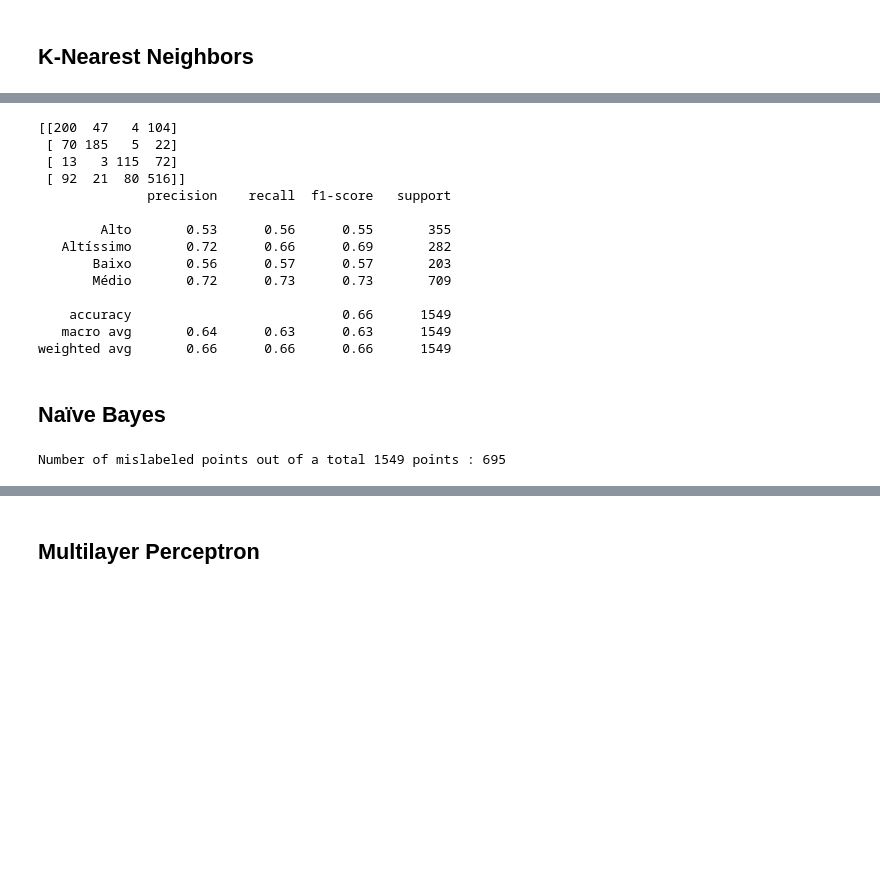
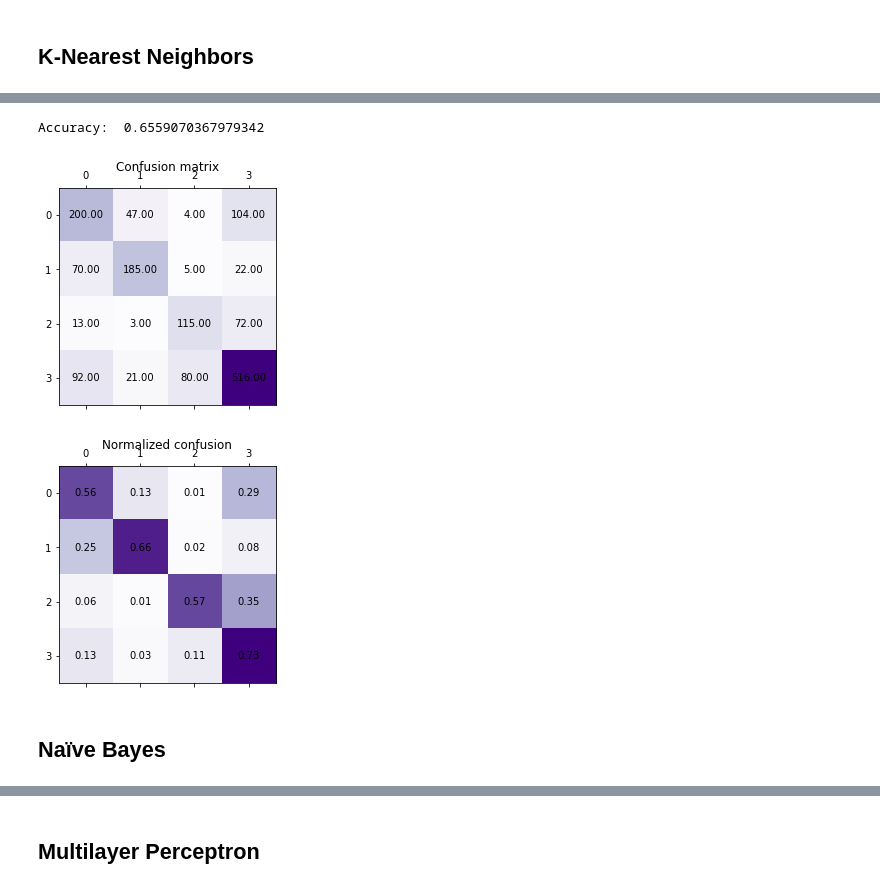
Before and after one commit to Fitonho/ML-classification, a Jupyter notebook: trabalho2.ipynb, the cells around one changed output, grey strips where cells are left out. Drawn from its saved outputs; the diff is of its cells as text; code cells hidden in the pictures; blank space fills up the shorter version.

```diff
--- a/trabalho2.ipynb
+++ b/trabalho2.ipynb
@@ -146,31 +143,40 @@ array(['Médio', 'Baixo', 'Alto', ..., 'Médio', 'Alto', 'Médio'],
-# %%
-from sklearn.metrics import classification_report, confusion_matrix
-print(confusion_matrix(test_y, pred_y))
-print(classification_report(test_y, pred_y))
-# %% [output]
-[[200  47   4 104]
- [ 70 185   5  22]
- [ 13   3 115  72]
- [ 92  21  80 516]]
-              precision    recall  f1-score   support
-
-        Alto       0.53      0.56      0.55       355
-   Altíssimo       0.72      0.66      0.69       282
-       Baixo       0.56      0.57      0.57       203
-       Médio       0.72      0.73      0.73       709
-
-    accuracy                           0.66      1549
-   macro avg       0.64      0.63      0.63      1549
-weighted avg       0.66      0.66      0.66      1549
+# %%
+# Predict classes given the validation features
+pred_y = classifier.predict(test_X)
+
+# Calculate the accuracy as our performance metric
+accuracy = metrics.accuracy_score(test_y, pred_y)
+print("Accuracy: ", accuracy)
+# %% [output]
+Accuracy:  0.6559070367979342
+# %%
+# Calculate the confusion matrix itself
+confusion = metrics.confusion_matrix(test_y, pred_y)
+
+fig, ax = plt.subplots()
+ax.matshow(confusion,cmap='Purples')
+ax.set_title(label='Confusion matrix')
+
+for (i, j), z in np.ndenumerate(confusion):
+    ax.text(j, i, '{:0.2f}'.format(z), ha='center', va='center')
+
+
+normalizedConfusion = np.array([])
+
+# Normalizing by the true label counts to get rates
+for row in confusion:
+    normalizedConfusion = np.append( normalizedConfusion, row/row.sum())
+
+normalizedConfusion = np.reshape(normalizedConfusion,(4,4))
+
+fig2, ax2 = plt.subplots()
+ax2.matshow(normalizedConfusion,cmap='Purples')
+ax2.set_title(label='Normalized confusion')
+
+for (i, j), z in np.ndenumerate(normalizedConfusion):
+    ax2.text(j, i, '{:0.2f}'.format(z), ha='center', va='center')
+# %% [output]
+[figure, added]
+[figure, added]
 # %% [markdown]
 ## Naïve Bayes
-# %%
-# Naive Bayes
-from sklearn.naive_bayes import GaussianNB
-gnb = GaussianNB()
-model = gnb.fit(train_X, train_y)
-y_pred = model.predict(test_X)
-print("Number of mislabeled points out of a total %d points : %d"
-      % (test_X.shape[0], (test_y != y_pred).sum()))
-# %% [output]
-Number of mislabeled points out of a total 1549 points : 695
```
Also changed, not shown: parts of 20 cells of this notebook.
